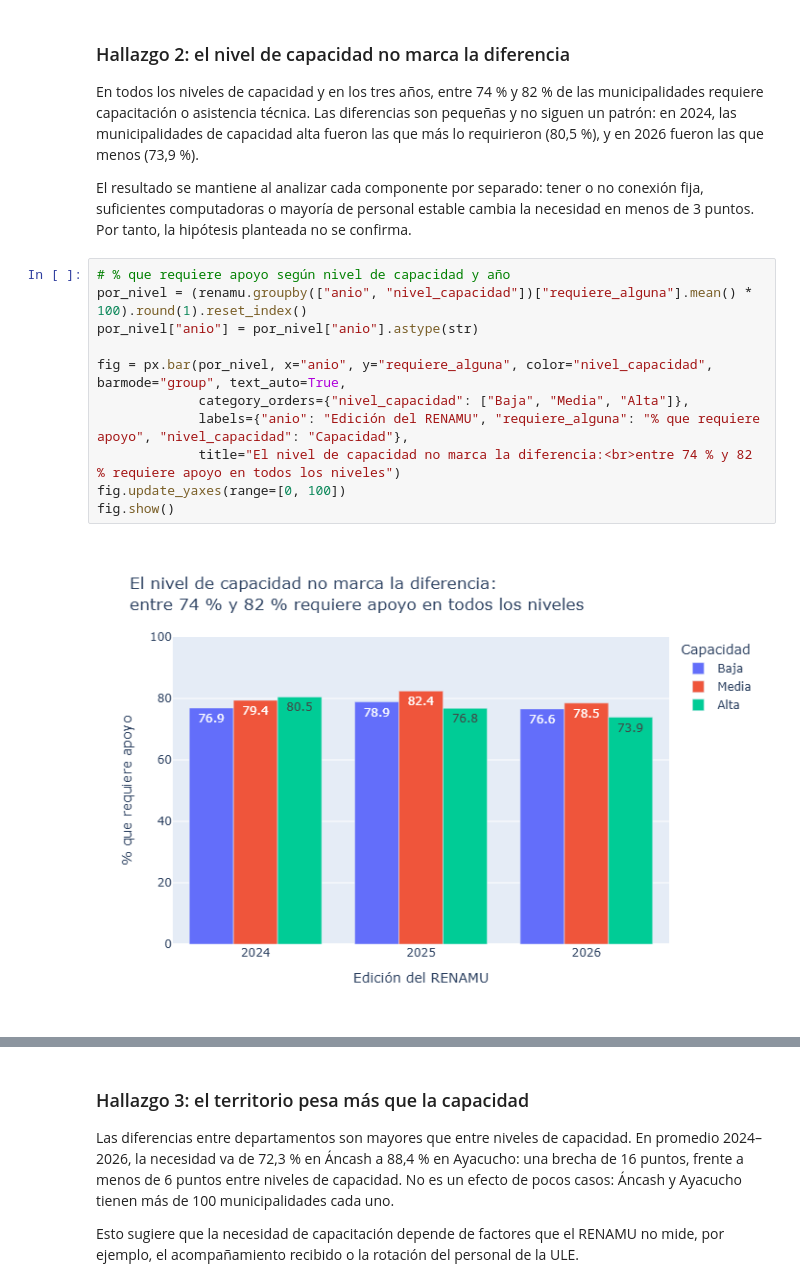
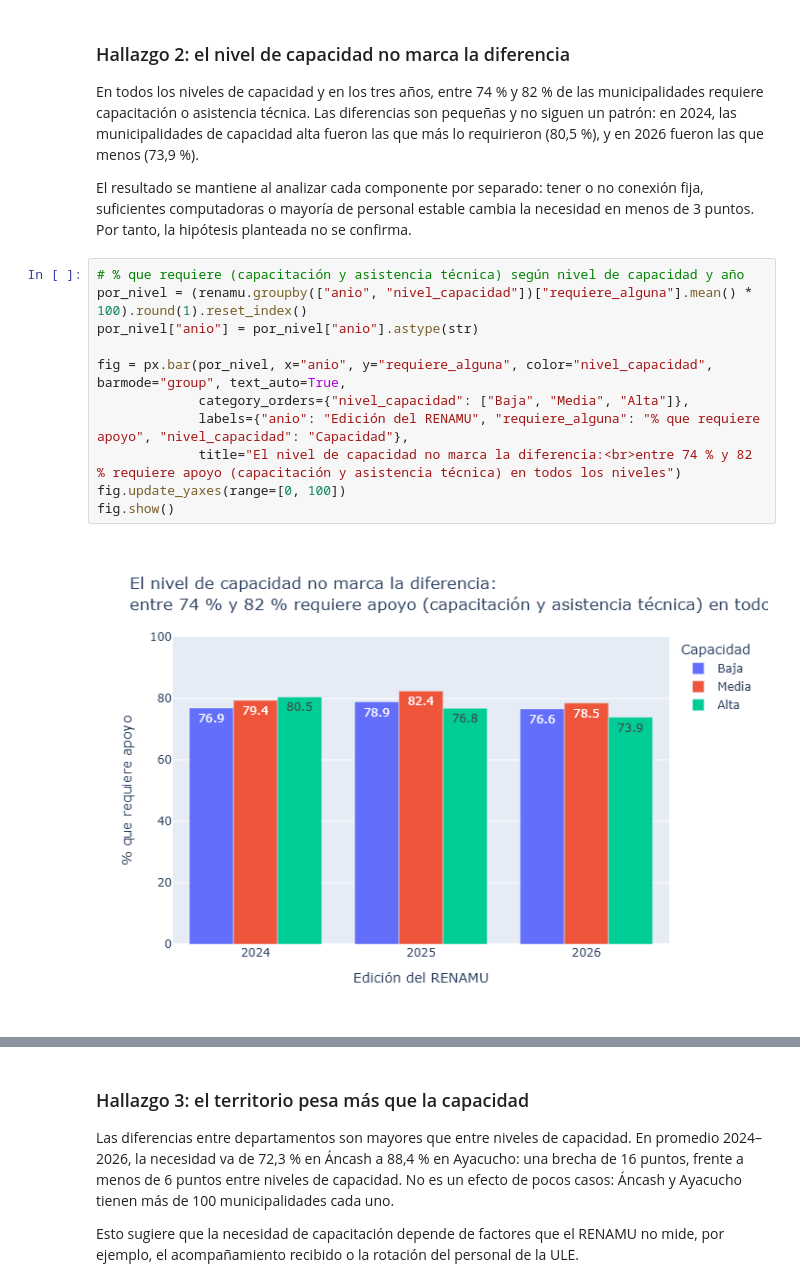
Before and after one commit to Clandra91/Python_intermedio, a Jupyter notebook: tarea_3/01_procesamiento.ipynb, the cells around one changed output, grey strips where cells are left out. Saved outputs shown, nothing was run; the diff lists cells and outputs as text.

```diff
--- a/tarea_3/01_procesamiento.ipynb
+++ b/tarea_3/01_procesamiento.ipynb
@@ -485,16 +618,16 @@ En todos los niveles de capacidad y en los tres años, entre 74 % y 82 % de las
 
 El resultado se mantiene al analizar cada componente por separado: tener o no conexión fija, suficientes computadoras o mayoría de personal estable cambia la necesidad en menos de 3 puntos. Por tanto, la hipótesis planteada no se confirma.
 # %%
-# % que requiere apoyo según nivel de capacidad y año
+# % que requiere (capacitación y asistencia técnica) según nivel de capacidad y año
 por_nivel = (renamu.groupby(["anio", "nivel_capacidad"])["requiere_alguna"].mean() * 100).round(1).reset_index()
 por_nivel["anio"] = por_nivel["anio"].astype(str)
 
 fig = px.bar(por_nivel, x="anio", y="requiere_alguna", color="nivel_capacidad", barmode="group", text_auto=True,
              category_orders={"nivel_capacidad": ["Baja", "Media", "Alta"]},
              labels={"anio": "Edición del RENAMU", "requiere_alguna": "% que requiere apoyo", "nivel_capacidad": "Capacidad"},
-             title="El nivel de capacidad no marca la diferencia:<br>entre 74 % y 82 % requiere apoyo en todos los niveles")
+             title="El nivel de capacidad no marca la diferencia:<br>entre 74 % y 82 % requiere apoyo (capacitación y asistencia técnica) en todos los niveles")
 fig.update_yaxes(range=[0, 100])
 fig.show()
 # %% [output]
-[figure, old version]
+[figure, new version]
 # %%
```
Also changed, not shown: parts of 25 cells of this notebook, 1 other file.
